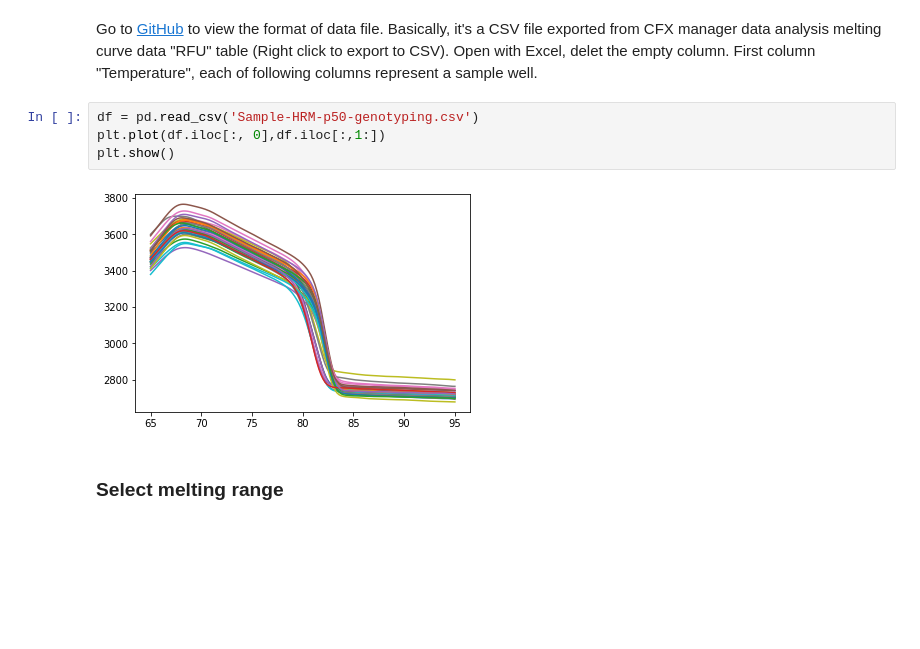
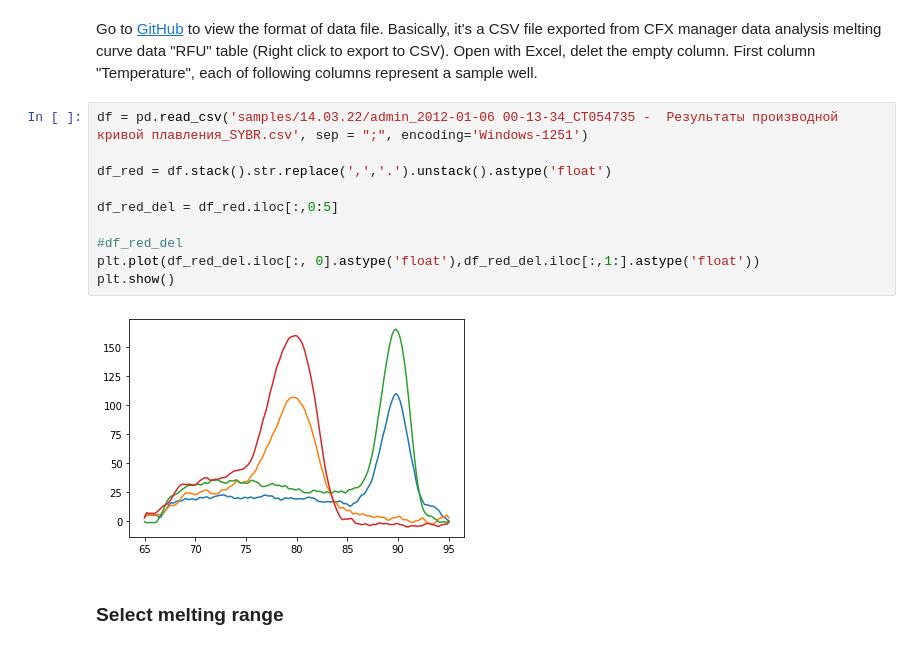
Before and after one commit to liuyigh/PyHRM, a Jupyter notebook: PyHRM.ipynb, the cells around one changed output. Saved outputs shown, nothing was run; the diff lists cells and outputs as text; blank space fills up the shorter version.

```diff
--- a/PyHRM.ipynb
+++ b/PyHRM.ipynb
@@ -20,12 +20,18 @@ import matplotlib.pyplot as plt
 ### Read and Plot Melting Data
 # %% [markdown]
 Go to [GitHub](https://github.com/liuyigh/PyHRM) to view the format of data file. Basically, it's a CSV file exported from CFX manager data analysis melting curve data "RFU" table (Right click to export to CSV). Open with Excel, delet the empty column. First column "Temperature", each of following columns represent a sample well.
-# %%
-df = pd.read_csv('Sample-HRM-p50-genotyping.csv')
-plt.plot(df.iloc[:, 0],df.iloc[:,1:])
-plt.show()
-# %% [output]
-[figure, removed]
+# %%
+df = pd.read_csv('samples/14.03.22/admin_2012-01-06 00-13-34_CT054735 -  Результаты производной кривой плавления_SYBR.csv', sep = ";", encoding='Windows-1251')
+
+df_red = df.stack().str.replace(',','.').unstack().astype('float')
+
+df_red_del = df_red.iloc[:,0:5]
+
+#df_red_del
+plt.plot(df_red_del.iloc[:, 0].astype('float'),df_red_del.iloc[:,1:].astype('float'))
+plt.show()
+# %% [output]
+[figure, added]
 # %% [markdown]
 ### Select melting range
 # %% [markdown]
```
Also changed, not shown: parts of 5 cells of this notebook, 4 other files.
